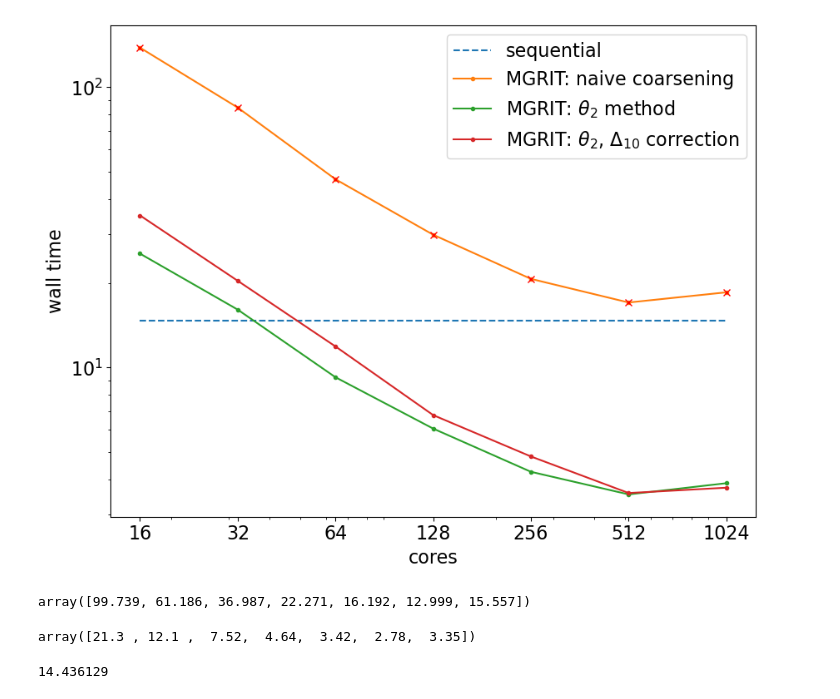
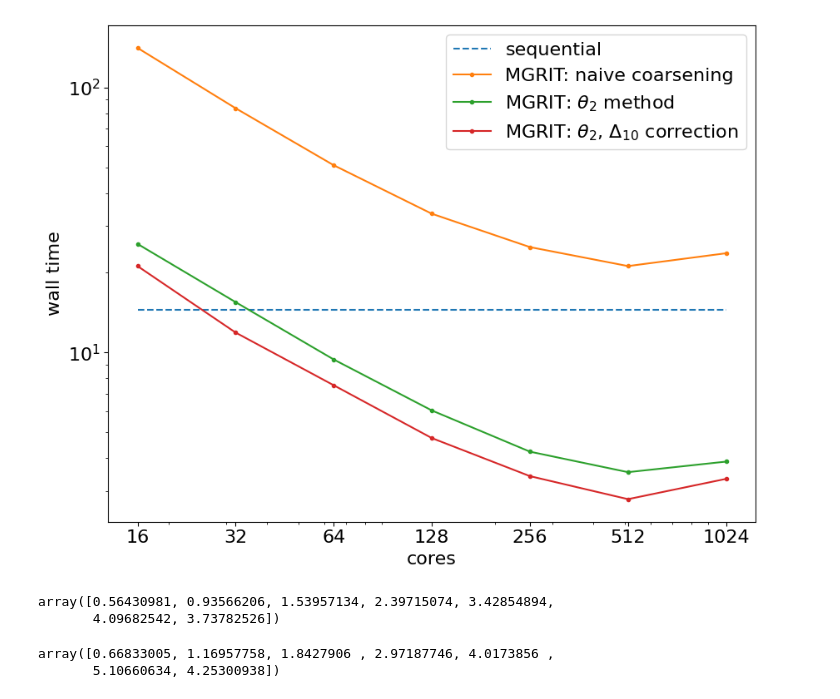
Before and after one commit to XBraid/xbraid, a Jupyter notebook: drivers/experiments/ks/strong_scaling_512/plot.ipynb, the cells around one changed output. Saved outputs shown, nothing was run; the diff lists cells and outputs as text; code cells hidden in the pictures.

Commit message:
reverted changes to weak scaling, more changes to strong scaling. Trying to figure out what I want to demonstrate here...

```diff
--- a/drivers/experiments/ks/strong_scaling_512/plot.ipynb
+++ b/drivers/experiments/ks/strong_scaling_512/plot.ipynb
@@ -37,52 +37,51 @@ mlevels = (4, 4, 4, 4, 4, 4, 4)
 thetas = np.zeros(len(ncores))
 deltas = np.zeros(len(ncores))
 mgrits = np.zeros(len(ncores))
+rank = 10
 bad_pts = []
 tol = 1e-6
 
 serial = parseTiming("ks_ml1")
 
 for i, (nc, ml) in enumerate(zip(ncores, mlevels)):
-    thetas[i] = parseTol(f"ks_theta_nc{nc}_ml", tol)
+    thetas[i] = parseTol(f"ks_theta_nc{nc}", tol)
     if np.isnan(thetas[i]):
-        thetas[i] = parseTiming(f"ks_theta_nc{nc}_ml")
+        thetas[i] = parseTiming(f"ks_theta_nc{nc}")
         bad_pts.append((nc, thetas[i]))
 
 for i, (nc, ml) in enumerate(zip(ncores, mlevels)):
-    deltas[i] = parseTol(f"ks_Delta10_nc{nc}_ml", tol)
+    deltas[i] = parseTol(f"ks_Delta{rank}_nc{nc}", tol)
     if np.isnan(deltas[i]):
-        deltas[i] = parseTiming(f"ks_Delta10_nc{nc}_ml")
+        deltas[i] = parseTiming(f"ks_Delta{rank}_nc{nc}")
         bad_pts.append((nc, deltas[i]))
 
 for i, (nc, ml) in enumerate(zip(ncores, mlevels)):
-    mgrits[i] = parseTol(f"ks_nc{nc}_ml", tol)
+    mgrits[i] = parseTol(f"ks_nc{nc}", tol)
     if np.isnan(mgrits[i]):
-        mgrits[i] = parseTiming(f"ks_nc{nc}_ml")
+        mgrits[i] = parseTiming(f"ks_nc{nc}")
         bad_pts.append((nc, mgrits[i]))
 # %%
 fig, ax = plt.subplots(figsize=(9,7))
 ax.loglog(ncores, serial*np.ones(len(ncores)), '--', label="sequential")
 ax.loglog(ncores, mgrits, '.-', label="MGRIT: naive coarsening")
 ax.loglog(ncores, thetas, '.-', label=r"MGRIT: $\theta_2$ method")
-ax.loglog(ncores, deltas, '.-', label=r"MGRIT: $\theta_2$, $\Delta_{10}$ correction")
+ax.loglog(ncores, deltas, '.-', label=fr"MGRIT: $\theta_2$, $\Delta_{{{rank}}}$ correction")
 [ax.plot(*pt, 'rx') for pt in bad_pts]
 ax.set_xlabel("cores")
 ax.set_ylabel("wall time")
 ax.legend()
 plt.xticks(ncores, ncores)
 plt.tight_layout()
 plt.savefig("weak_scaling_KS_128.png", dpi=300)
 # %% [output]
-[figure, old version]
+[figure, new version]
-# %%
-thetas
-# %% [output]
-array([99.739, 61.186, 36.987, 22.271, 16.192, 12.999, 15.557])
-# %%
-deltas
-# %% [output]
-array([21.3 , 12.1 ,  7.52,  4.64,  3.42,  2.78,  3.35])
 # %%
-serial
+serial/thetas
 # %% [output]
-14.436129
+array([0.56430981, 0.93566206, 1.53957134, 2.39715074, 3.42854894,
+       4.09682542, 3.73782526])
+# %%
+serial/deltas
+# %% [output]
+array([0.66833005, 1.16957758, 1.8427906 , 2.97187746, 4.0173856 ,
+       5.10660634, 4.25300938])
```
Also changed, not shown: 10 other files.
